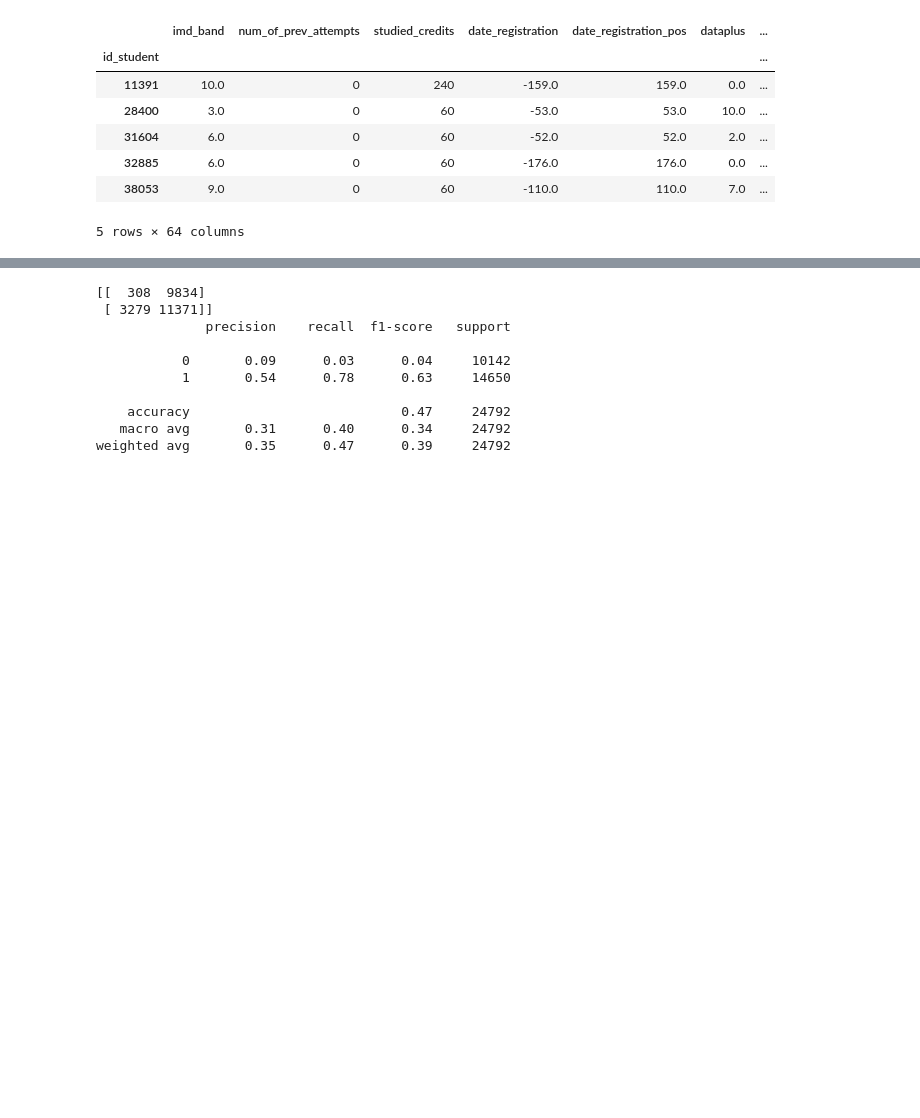
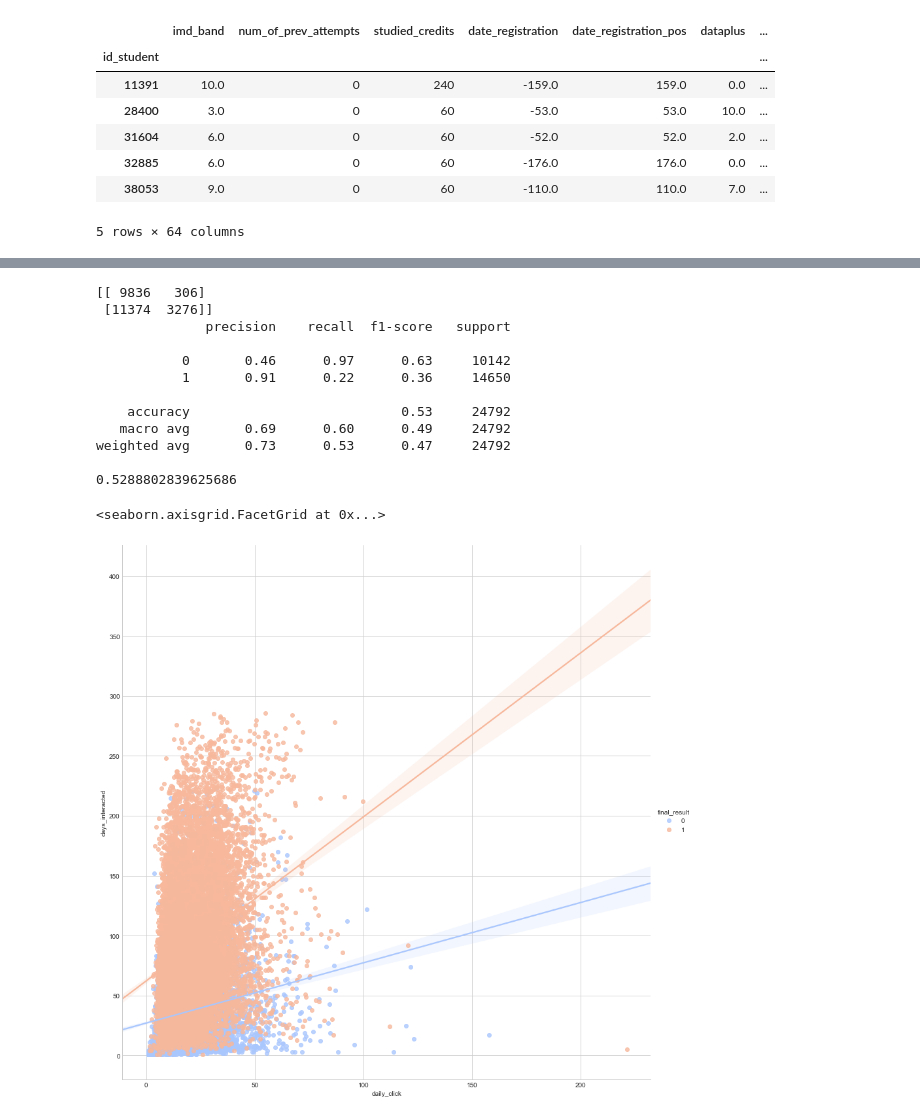
Before and after one commit to deeptimahesh/X-AI-Plotly, a Jupyter notebook: Clustering.ipynb, the cells around one changed output, grey strips where cells are left out. Drawn from its saved outputs; the diff is of its cells as text; code cells hidden in the pictures; blank space fills up the shorter version.

```diff
--- a/Clustering.ipynb
+++ b/Clustering.ipynb
@@ -22,12 +22,12 @@ data.head()
 | 4 | 38053 | AAA | 2013J | M | Wales | A Level or Equivalent | 9.0 | 35-55 | ... |
 5 rows × 44 columns
 # %%
-data.set_index('id_student',inplace=True)
+df.set_index('id_student',inplace=True)
 # %%
-data.drop(columns=['date_unregistration', 'Exam_score','TMA_score','CMA_score','mean_score','registration_before','unique' ], inplace=True)
+df.drop(columns=['date_unregistration', 'Exam_score','TMA_score','CMA_score','mean_score','registration_before','unique' ], inplace=True)
 # %%
-data = data.dropna()
-data.final_result.value_counts()
+df = df.dropna()
+df.final_result.value_counts()
 # %% [output]
 Pass           11825
 Fail            5612
@@ -40,8 +40,11 @@ label = data.columns[-1]
 # %%
-data = data.replace(to_replace ="Distinction", value ="Pass")
-data = data.replace(to_replace ="Withdrawn", value ="Fail")
+df = df.replace(to_replace ="Distinction", value ="Pass")
+df = df.replace(to_replace ="Withdrawn", value ="Fail")
+data = df
 data = data.replace(to_replace ="Pass", value =1)
 data = data.replace(to_replace ="Fail", value =0)
+# data = data.replace(to_replace ="Distinction", value =3)
+# data = data.replace(to_replace ="Withdrawn", value =0)
 data.head()
 # %% [output]
 |  | code_module | code_presentation | gender | region | highest_education | imd_band | age_band | ... |
@@ -109,15 +112,25 @@ array([[ 5.61862280e+00,  1.03707834e-01,  7.91734040e+01,
 # %%
-from sklearn.metrics import classification_report, confusion_matrix
+from sklearn.metrics import classification_report, confusion_matrix, accuracy_score
 print(confusion_matrix(data['final_result'], kmean.labels_))
 print(classification_report(data['final_result'], kmean.labels_))
+print(accuracy_score(data['final_result'], kmean.labels_))
 # %% [output]
-[[  308  9834]
- [ 3279 11371]]
+[[ 9836   306]
+ [11374  3276]]
               precision    recall  f1-score   support
 
-           0       0.09      0.03      0.04     10142
-           1       0.54      0.78      0.63     14650
+           0       0.46      0.97      0.63     10142
+           1       0.91      0.22      0.36     14650
 
-    accuracy                           0.47     24792
-   macro avg       0.31      0.40      0.34     24792
-weighted avg       0.35      0.47      0.39     24792
+    accuracy                           0.53     24792
+   macro avg       0.69      0.60      0.49     24792
+weighted avg       0.73      0.53      0.47     24792
+
+0.5288802839625686
+# %%
+sns.set_style('whitegrid')
+sns.lmplot('daily_click','days_interacted',data=data, hue='final_result',
+           palette='coolwarm',size=12,aspect=1,fit_reg=True)
+# %% [output]
+<seaborn.axisgrid.FacetGrid at 0x...>
+[figure, added]
```
Also changed, not shown: parts of 6 cells of this notebook, 2 other files.
